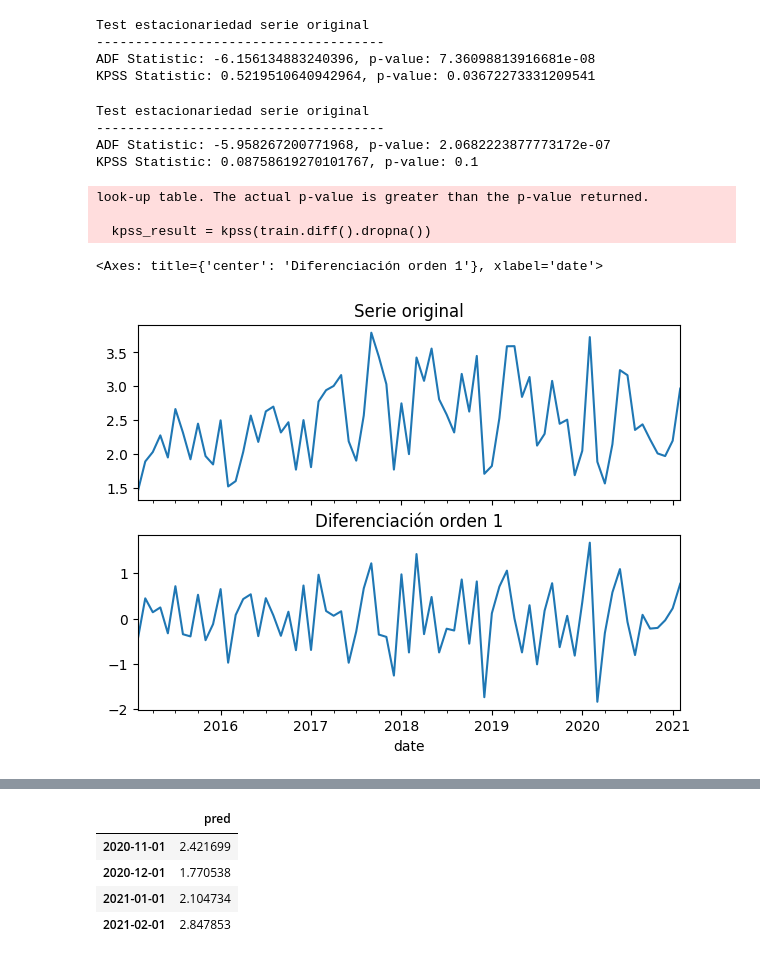
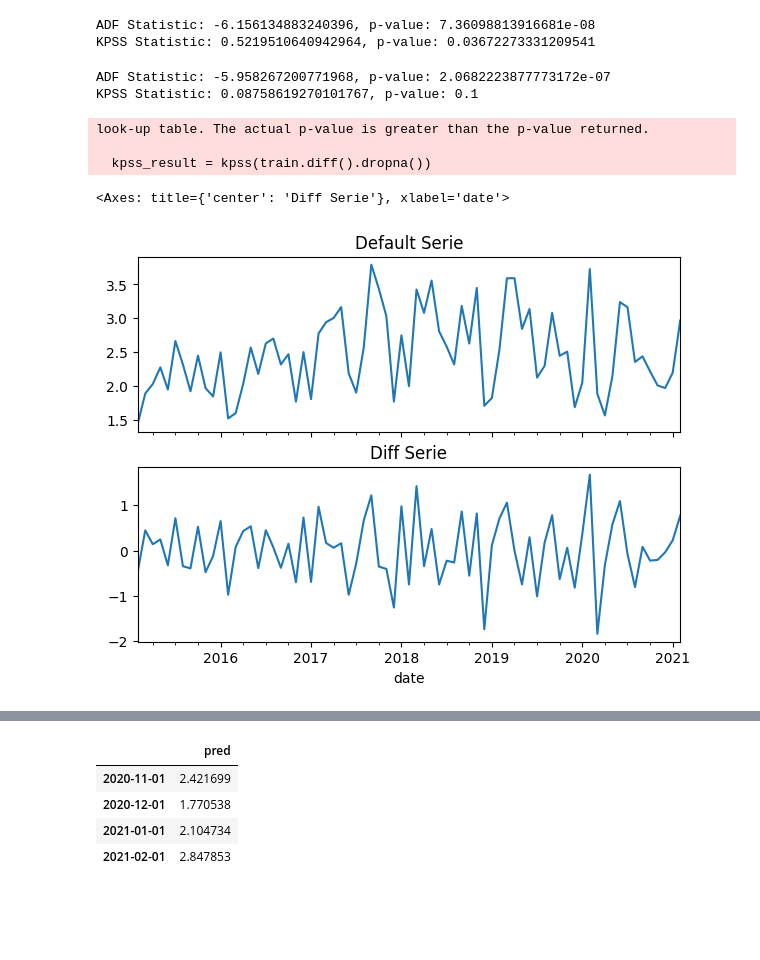
Before and after one commit to pepeEulogio/between, a Jupyter notebook: exploratory/eda_arima.ipynb, the cells around one changed output, grey strips where cells are left out. Saved outputs shown, nothing was run; the diff lists cells and outputs as text; code cells hidden in the pictures; blank space fills up the shorter version.

```diff
--- a/exploratory/eda_arima.ipynb
+++ b/exploratory/eda_arima.ipynb
@@ -23,40 +24,33 @@ train.set_index('date', inplace=True)
 train = train.asfreq('MS')
 train = train['y']
 # %%
-print('Test estacionariedad serie original')
-print('-------------------------------------')
+# Stationarity test deafult
 adfuller_result = adfuller(train)
 kpss_result = kpss(train)
 print(f'ADF Statistic: {adfuller_result[0]}, p-value: {adfuller_result[1]}')
 print(f'KPSS Statistic: {kpss_result[0]}, p-value: {kpss_result[1]}')
 # %% [output]
-Test estacionariedad serie original
--------------------------------------
 ADF Statistic: -6.156134883240396, p-value: 7.36098813916681e-08
 KPSS Statistic: 0.5219510640942964, p-value: 0.03672273331209541
 # %%
+# Stationarity test diff
 train_diff = train.diff().dropna()
-print('Test estacionariedad serie original')
-print('-------------------------------------')
 adfuller_result = adfuller(train_diff)
 kpss_result = kpss(train.diff().dropna())
 print(f'ADF Statistic: {adfuller_result[0]}, p-value: {adfuller_result[1]}')
 print(f'KPSS Statistic: {kpss_result[0]}, p-value: {kpss_result[1]}')
 # %% [output]
-Test estacionariedad serie original
--------------------------------------
 ADF Statistic: -5.958267200771968, p-value: 2.0682223877773172e-07
 KPSS Statistic: 0.08758619270101767, p-value: 0.1
 look-up table. The actual p-value is greater than the p-value returned.
 
   kpss_result = kpss(train.diff().dropna())
 # %%
-# Gráfico series
-# ==============================================================================
+# Series chart
 fig, axs = plt.subplots(nrows=2, ncols=1, figsize=(7, 5), sharex=True)
-train.plot(ax=axs[0], title='Serie original')
-train_diff.plot(ax=axs[1], title='Diferenciación orden 1')
+train.plot(ax=axs[0], title='Default Serie')
+train_diff.plot(ax=axs[1], title='Diff Serie')
 # %% [output]
-<Axes: title={'center': 'Diferenciación orden 1'}, xlabel='date'>
+<Axes: title={'center': 'Diff Serie'}, xlabel='date'>
-[figure, old version]
+[figure, new version]
 # %%
```
Also changed, not shown: parts of 10 cells of this notebook, 1 other file.
